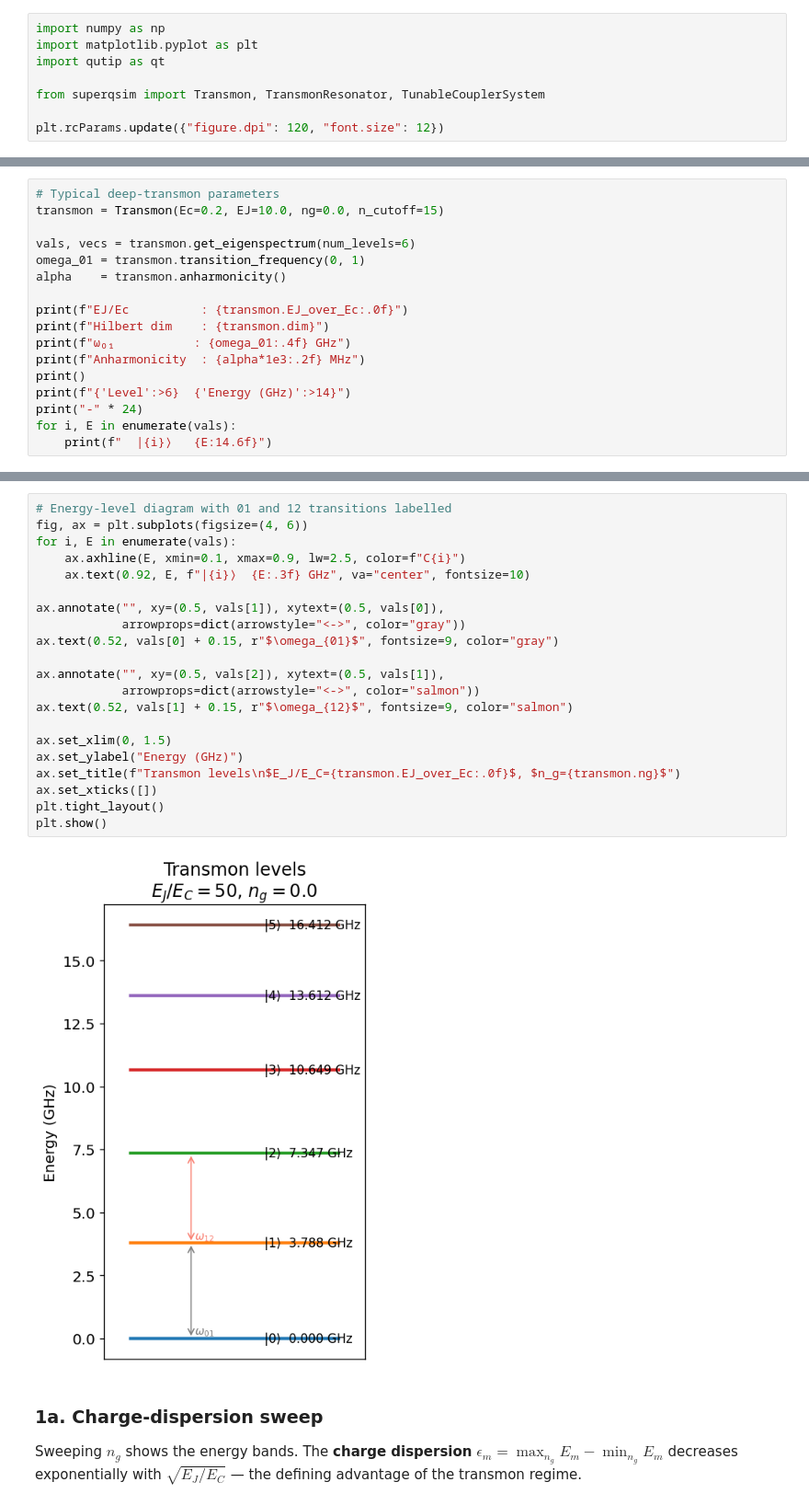
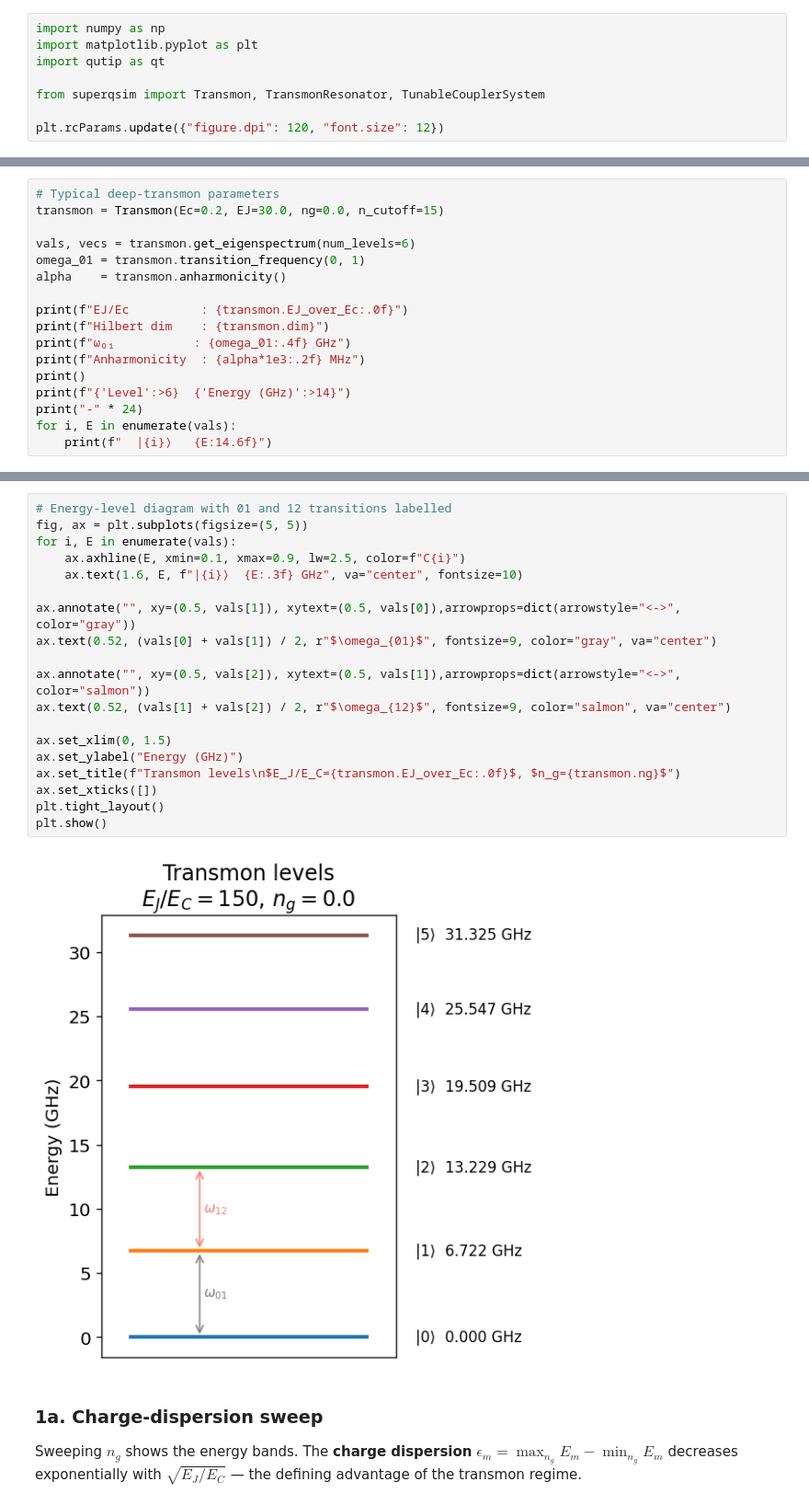
Before and after one commit to jghosh2/superqsim, a Jupyter notebook: notebooks/transmon_demo.ipynb, the cells around one changed output, grey strips where cells are left out. Shown at 92% size. Saved outputs shown, nothing was run; the diff lists cells and outputs as text.

```diff
--- a/notebooks/transmon_demo.ipynb
+++ b/notebooks/transmon_demo.ipynb
@@ -29,6 +29,6 @@ Charge-dispersion and EJ/Ec sweeps are methods on `Transmon` — no separate swe
 # %%
 # Typical deep-transmon parameters
-transmon = Transmon(Ec=0.2, EJ=10.0, ng=0.0, n_cutoff=15)
+transmon = Transmon(Ec=0.2, EJ=30.0, ng=0.0, n_cutoff=15)
 
 vals, vecs = transmon.get_eigenspectrum(num_levels=6)
 omega_01 = transmon.transition_frequency(0, 1)
@@ -60,26 +60,24 @@ Anharmonicity  : -229.84 MHz
 # %%
 # Energy-level diagram with 01 and 12 transitions labelled
-fig, ax = plt.subplots(figsize=(4, 6))
+fig, ax = plt.subplots(figsize=(5, 5))
 for i, E in enumerate(vals):
     ax.axhline(E, xmin=0.1, xmax=0.9, lw=2.5, color=f"C{i}")
-    ax.text(0.92, E, f"|{i}⟩  {E:.3f} GHz", va="center", fontsize=10)
+    ax.text(1.6, E, f"|{i}⟩  {E:.3f} GHz", va="center", fontsize=10)
 
-ax.annotate("", xy=(0.5, vals[1]), xytext=(0.5, vals[0]),
-            arrowprops=dict(arrowstyle="<->", color="gray"))
-ax.text(0.52, vals[0] + 0.15, r"$\omega_{01}$", fontsize=9, color="gray")
+ax.annotate("", xy=(0.5, vals[1]), xytext=(0.5, vals[0]),arrowprops=dict(arrowstyle="<->", color="gray"))
+ax.text(0.52, (vals[0] + vals[1]) / 2, r"$\omega_{01}$", fontsize=9, color="gray", va="center")
 
-ax.annotate("", xy=(0.5, vals[2]), xytext=(0.5, vals[1]),
-            arrowprops=dict(arrowstyle="<->", color="salmon"))
-ax.text(0.52, vals[1] + 0.15, r"$\omega_{12}$", fontsize=9, color="salmon")
+ax.annotate("", xy=(0.5, vals[2]), xytext=(0.5, vals[1]),arrowprops=dict(arrowstyle="<->", color="salmon"))
+ax.text(0.52, (vals[1] + vals[2]) / 2, r"$\omega_{12}$", fontsize=9, color="salmon", va="center")
 
 ax.set_xlim(0, 1.5)
 ax.set_ylabel("Energy (GHz)")
 ax.set_title(f"Transmon levels\n$E_J/E_C={transmon.EJ_over_Ec:.0f}$, $n_g={transmon.ng}$")
 ax.set_xticks([])
 plt.tight_layout()
 plt.show()
 # %% [output]
-[figure, old version]
+[figure, new version]
 # %% [markdown]
 ### 1a.  Charge-dispersion sweep
 
```
Also changed, not shown: parts of 4 cells of this notebook.
